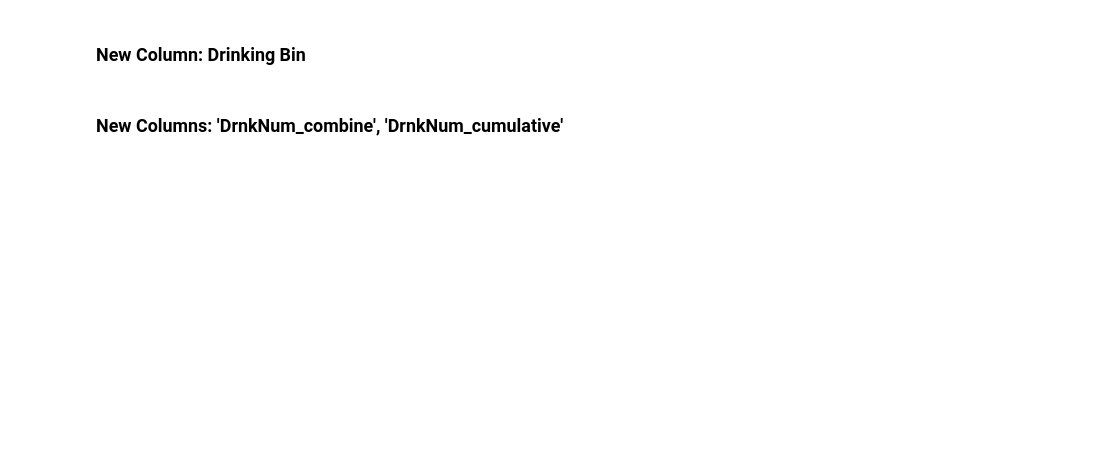
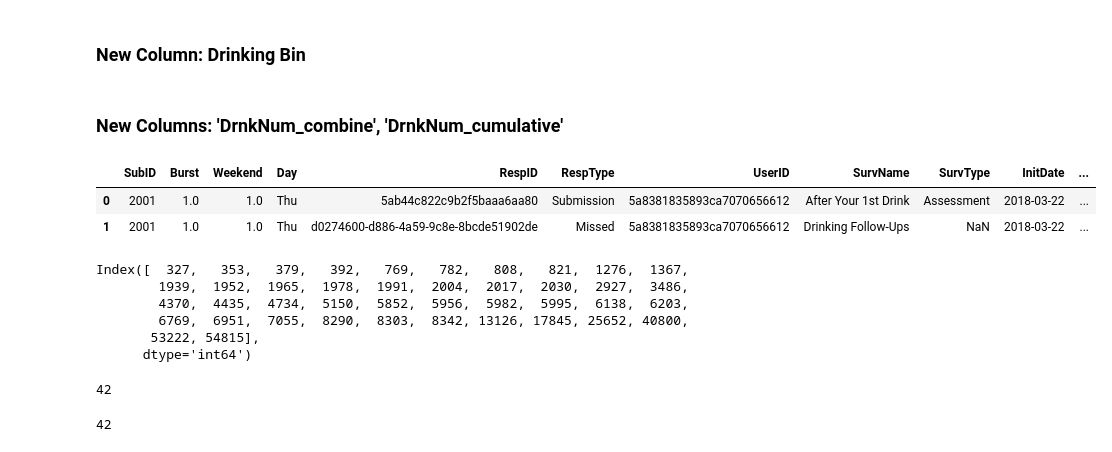
Before and after one commit to saurav-y/Behavior-Alcohol-Responses, a Jupyter notebook: Alcohol_Responses/ema_3.ipynb, the cells around one changed output. Drawn from its saved outputs; the diff is of its cells as text; code cells hidden in the pictures; blank space fills up the shorter version.

```diff
--- a/Alcohol_Responses/ema_3.ipynb
+++ b/Alcohol_Responses/ema_3.ipynb
@@ -119,0 +122,26 @@ def get_next_row(prev_row, isFirst = False):
+# %%
+session_start_df = df[df['SurvName'] == 'After Your 1st Drink'].reset_index()
+overlap_count = 0
+affected_participants = set()
+response_ids = set()
+evidence_rows = []
+
+for index, row in tqdm(session_start_df.iloc[:-1].iterrows(), total=len(session_start_df) - 1):
+    subsequent_row = session_start_df.iloc[index + 1]
+
+    prev_dt_string = row['SubDate'] + ' ' + row['SubTime']
+    prev_dt = datetime.strptime(prev_dt_string, '%Y-%m-%d %H:%M:%S')
+
+    next_dt_string = subsequent_row['SubDate'] + ' ' + subsequent_row['SubTime']
+    next_dt = datetime.strptime(next_dt_string, '%Y-%m-%d %H:%M:%S')
+
+    if row['SubID'] == subsequent_row['SubID'] and next_dt - prev_dt < timedelta(hours = 6):
+        overlap_count += 1
+        affected_participants.add(row['SubID'])
+        response_ids.add(row['RespID'])
+        evidence_rows.append(row['index'])
+
+print(f'Overlaps: {overlap_count} |||| affected_participants_count: {len(affected_participants)}')
+print([x + 2 for x in evidence_rows])
+print(f'Total sessions: {len(session_start_df)}')
+print(f'Total participants: {df['SubID'].nunique()}')
@@ -221,3 +256,26 @@ res_df = res_df[['SubID','Burst', 'Weekend', 'Day', 'RespID', 'RespType', 'UserI
        'UI_NtInt_incl', 'UI_NtInt_acpt', 'said', 'spent', 'impt', 'spur']]
 # %%
 res_df.to_csv(output_file_path, index=False)
+# %%
+res_df.head(2)
+# %% [output]
+|  | SubID | Burst | Weekend | Day | RespID | RespType | UserID | SurvName | SurvType | InitDate | ... |
+| 0 | 2001 | 1.0 | 1.0 | Thu | 5ab44c822c9b2f5baaa6aa80 | Submission | 5a8381835893ca7070656612 | After Your 1st Drink | Assessment | 2018-03-22 | ... |
+| 1 | 2001 | 1.0 | 1.0 | Thu | d0274600-d886-4a59-9c8e-8bcde51902de | Missed | 5a8381835893ca7070656612 | Drinking Follow-Ups | NaN | 2018-03-22 | ... |
+# %%
+res_df[res_df['RespID'].isin(response_ids)].index + 2
+# %% [output]
+Index([  327,   353,   379,   392,   769,   782,   808,   821,  1276,  1367,
+        1939,  1952,  1965,  1978,  1991,  2004,  2017,  2030,  2927,  3486,
+        4370,  4435,  4734,  5150,  5852,  5956,  5982,  5995,  6138,  6203,
+        6769,  6951,  7055,  8290,  8303,  8342, 13126, 17845, 25652, 40800,
+       53222, 54815],
+      dtype='int64')
+# %%
+len(res_df[res_df['RespID'].isin(response_ids)])
+# %% [output]
+42
+# %%
+len(evidence_rows)
+# %% [output]
+42
```
Also changed, not shown: parts of 6 cells of this notebook, 4 other files.
